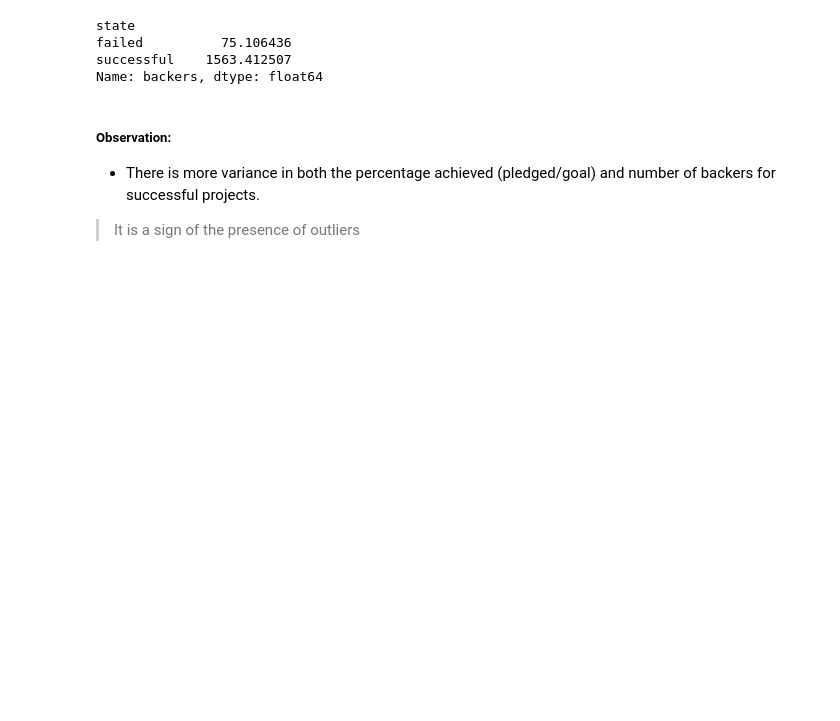
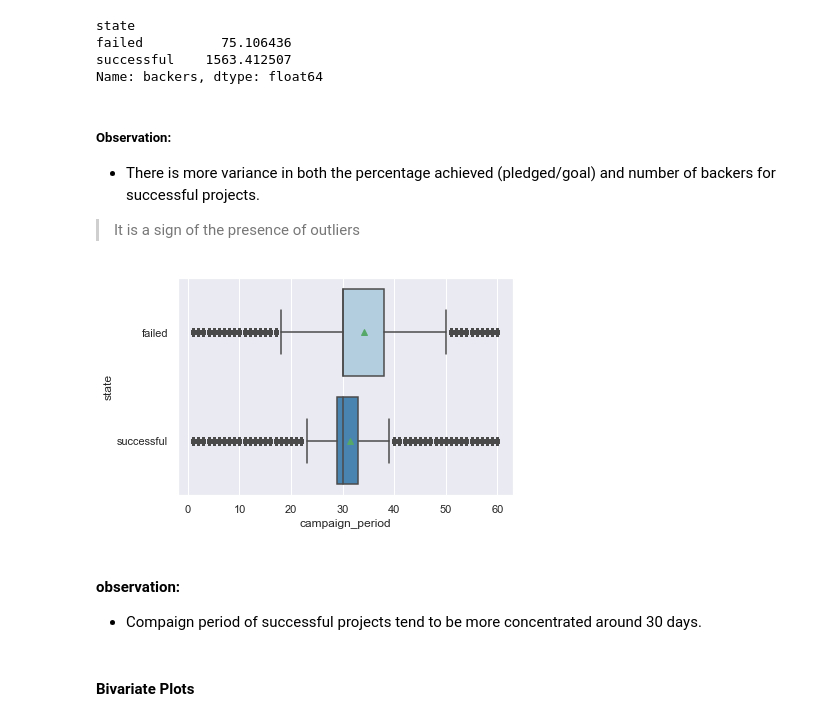
Before and after one commit to fatimazahraBanani/TechnicalTestMoovAI, a Jupyter notebook: notebooks/data_analysis.ipynb, the cells around one changed output. Drawn from its saved outputs; the diff is of its cells as text; code cells hidden in the pictures; blank space fills up the shorter version.

Commit message:
Add Visualizations

```diff
--- a/notebooks/data_analysis.ipynb
+++ b/notebooks/data_analysis.ipynb
@@ -102,7 +102,7 @@ Name: state, dtype: int64
 # %%
 df["percentage_achieved"] = df["pledged"]/df["goal"]
 # %%
-visualize = Visualize(df)
+visualize = Visualize(df,main_path)
 # %% [markdown]
 #### Univariate Plots
 # %%
@@ -168,3 +168,13 @@ Name: backers, dtype: float64
 ##### Observation:
 - There is more variance in both the percentage achieved (pledged/goal) and number of backers for successful projects.
 > It is a sign of the presence of outliers
+# %%
+# campaign_period
+visualize.box_plot("campaign_period")
+# %% [output]
+[figure, added]
+# %% [markdown]
+#### observation:
+- Compaign period of successful projects tend to be more concentrated around 30 days.
+# %% [markdown]
+#### Bivariate Plots
```
Also changed, not shown: parts of 8 cells of this notebook, 19 other files.
